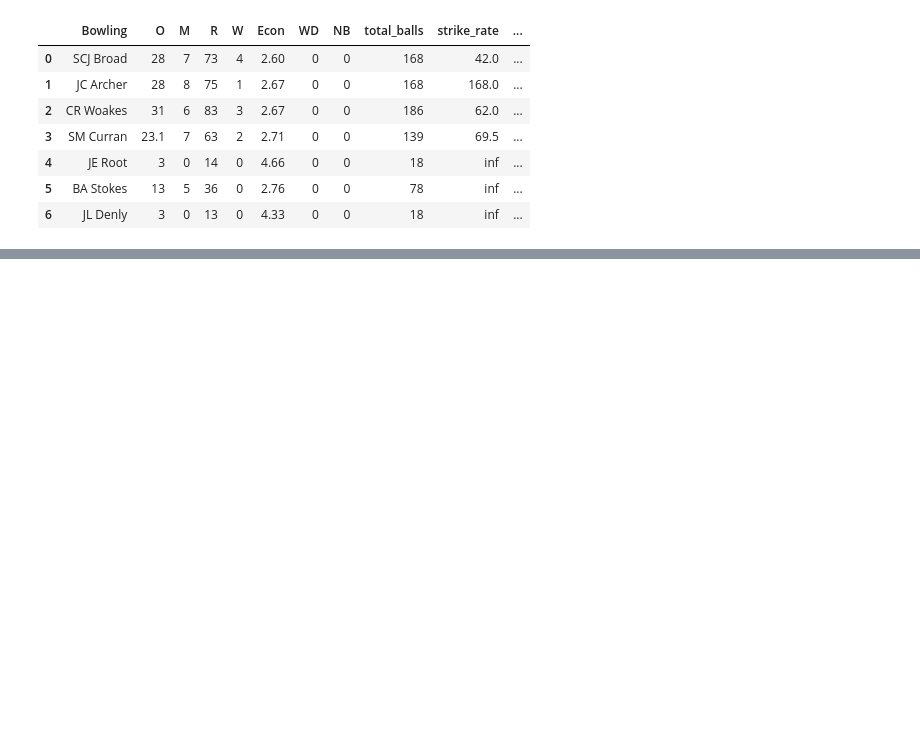
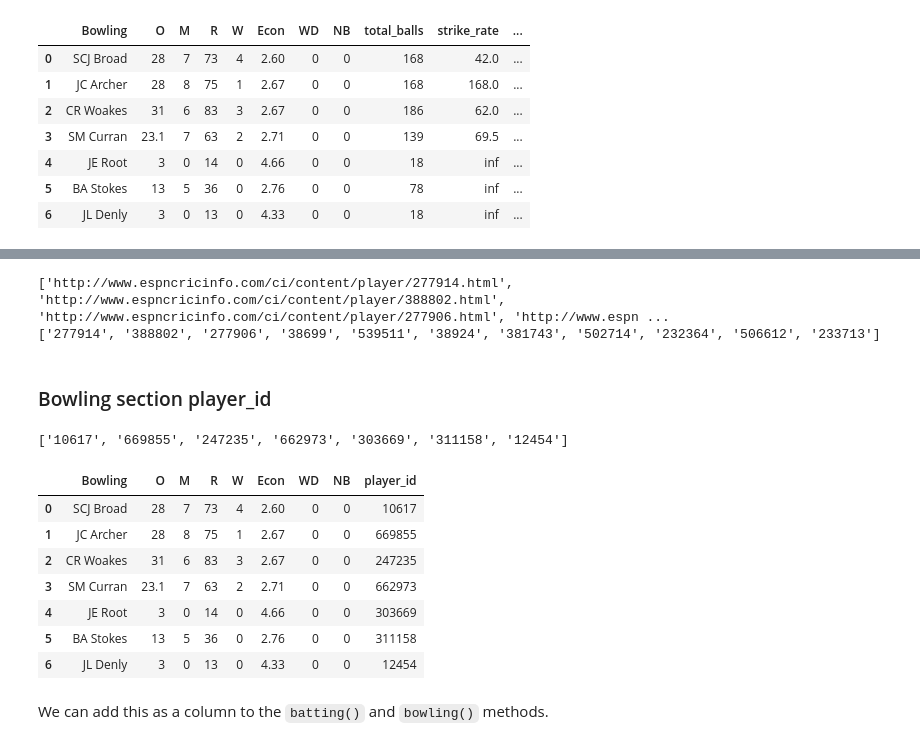
Before and after one commit to willcanniford/cricketer-analysis, a Jupyter notebook: innings_class.ipynb, the cells around one changed output, grey strips where cells are left out. Drawn from its saved outputs; the diff is of its cells as text; code cells hidden in the pictures; blank space fills up the shorter version.

Commit message:
Add section about getting player_id

```diff
--- a/innings_class.ipynb
+++ b/innings_class.ipynb
@@ -327,0 +383,35 @@ bowling_figures
+# %%
+player_links = [x.select('a[name*=cricket:game:scorecard:player]')[0].get('href') for x in batting]
+player_ids = [re.compile('.*\/([0-9]*).html').search(y).group(1) for y in player_links]
+print(player_links)
+print(player_ids)
+# %% [output]
+['http://www.espncricinfo.com/ci/content/player/277914.html', 'http://www.espncricinfo.com/ci/content/player/388802.html', 'http://www.espncricinfo.com/ci/content/player/277906.html', 'http://www.espn ...
+['277914', '388802', '277906', '38699', '539511', '38924', '381743', '502714', '232364', '506612', '233713']
+# %% [markdown]
+### Bowling section player_id
+# %%
+bowling_section = Innings(scorecards[0]).raw_html.find('div', {'class':'scorecard-section bowling'})
+bowling_headers = [x.text for x in bowling_section.find('thead').find_all('th')]
+bowling_body = pd.DataFrame([[y.text for y in x.find_all('td')] for x in bowling_section.find('tbody').find_all('tr')])
+bowling_body.columns = bowling_headers
+bowling_body.drop('', inplace=True, axis=1)
+# %%
+[re.compile('.*\/([0-9]*).html').search(x.get('href')).group(1) for x in bowling_section.find_all('a')]
+# %% [output]
+['10617', '669855', '247235', '662973', '303669', '311158', '12454']
+# %%
+bowling_body['player_id'] = [re.compile('.*\/([0-9]*).html').search(x.get('href')).group(1) for x in bowling_section.find_all('a')]
+# %%
+bowling_body
+# %% [output]
+|  | Bowling | O | M | R | W | Econ | WD | NB | player_id |
+| 0 | SCJ Broad | 28 | 7 | 73 | 4 | 2.60 | 0 | 0 | 10617 |
+| 1 | JC Archer | 28 | 8 | 75 | 1 | 2.67 | 0 | 0 | 669855 |
+| 2 | CR Woakes | 31 | 6 | 83 | 3 | 2.67 | 0 | 0 | 247235 |
+| 3 | SM Curran | 23.1 | 7 | 63 | 2 | 2.71 | 0 | 0 | 662973 |
+| 4 | JE Root | 3 | 0 | 14 | 0 | 4.66 | 0 | 0 | 303669 |
+| 5 | BA Stokes | 13 | 5 | 36 | 0 | 2.76 | 0 | 0 | 311158 |
+| 6 | JL Denly | 3 | 0 | 13 | 0 | 4.33 | 0 | 0 | 12454 |
+# %% [markdown]
+We can add this as a column to the `batting()` and `bowling()` methods.
```
Also changed, not shown: parts of 13 cells of this notebook.
